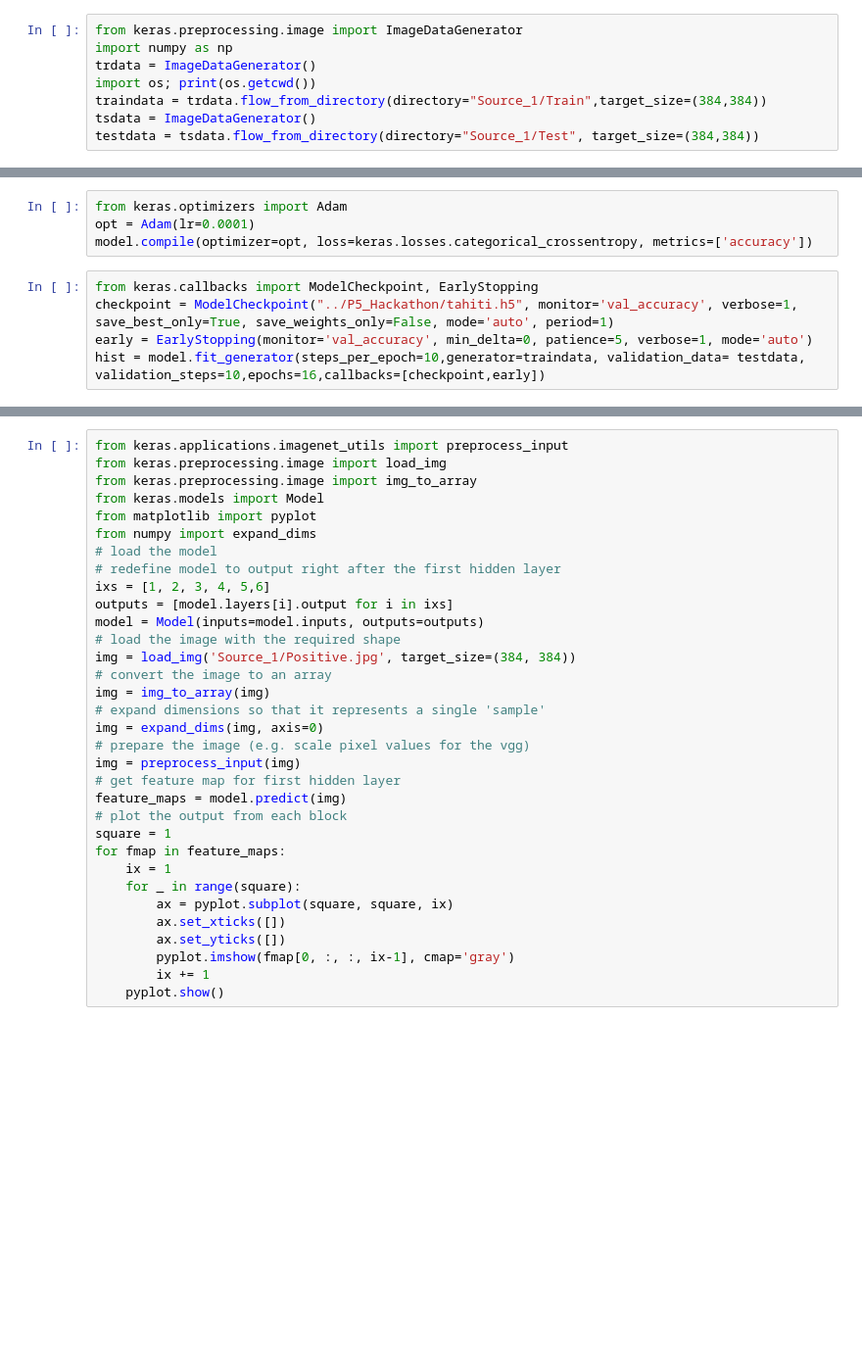
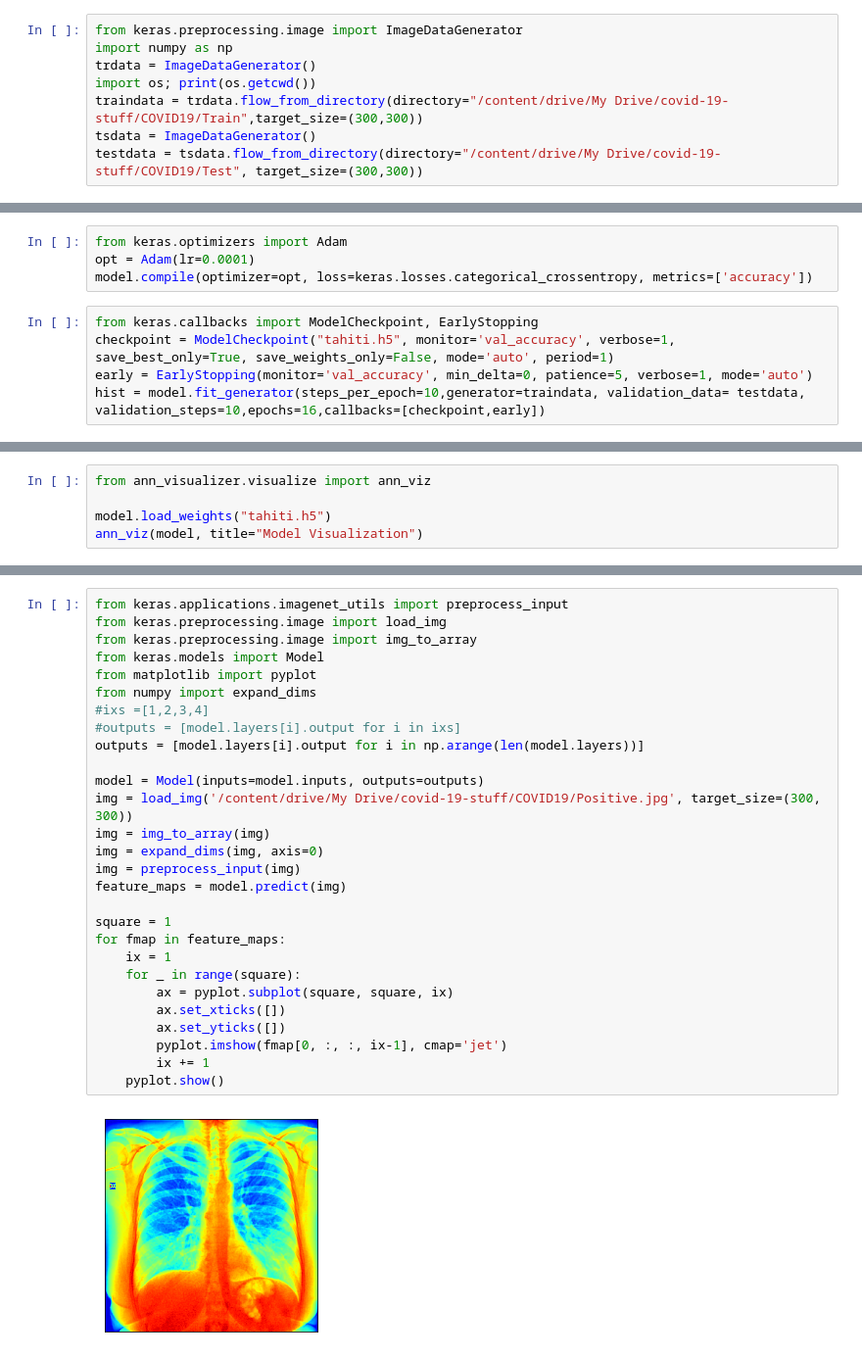
Before and after one commit to BurlaSaiTeja/Covid-19-Identification, a Jupyter notebook: Training/Covid_19_Identification_using_X_ray_CT_Scan_images_using_CNN_.ipynb, the cells around one changed output, grey strips where cells are left out. Shown at 98% size. Cells and saved outputs as stored; diff of their text form; blank space fills up the shorter version.

```diff
--- a/Training/Covid_19_Identification_using_X_ray_CT_Scan_images_using_CNN_.ipynb
+++ b/Training/Covid_19_Identification_using_X_ray_CT_Scan_images_using_CNN_.ipynb
@@ -20,7 +44,7 @@ from keras.preprocessing.image import ImageDataGenerator
 import numpy as np
 trdata = ImageDataGenerator()
 import os; print(os.getcwd())
-traindata = trdata.flow_from_directory(directory="Source_1/Train",target_size=(384,384))
+traindata = trdata.flow_from_directory(directory="/content/drive/My Drive/covid-19-stuff/COVID19/Train",target_size=(300,300))
 tsdata = ImageDataGenerator()
-testdata = tsdata.flow_from_directory(directory="Source_1/Test", target_size=(384,384))
+testdata = tsdata.flow_from_directory(directory="/content/drive/My Drive/covid-19-stuff/COVID19/Test", target_size=(300,300))
 # %% [output]
@@ -75,7 +100,7 @@ opt = Adam(lr=0.0001)
 model.compile(optimizer=opt, loss=keras.losses.categorical_crossentropy, metrics=['accuracy'])
 # %%
 from keras.callbacks import ModelCheckpoint, EarlyStopping
-checkpoint = ModelCheckpoint("../P5_Hackathon/tahiti.h5", monitor='val_accuracy', verbose=1, save_best_only=True, save_weights_only=False, mode='auto', period=1)
+checkpoint = ModelCheckpoint("tahiti.h5", monitor='val_accuracy', verbose=1, save_best_only=True, save_weights_only=False, mode='auto', period=1)
 early = EarlyStopping(monitor='val_accuracy', min_delta=0, patience=5, verbose=1, mode='auto')
 hist = model.fit_generator(steps_per_epoch=10,generator=traindata, validation_data= testdata, validation_steps=10,epochs=16,callbacks=[checkpoint,early])
 # %% [output]
@@ -93,3 +126,8 @@ model.save("../P5_Hackathon/tahiti.h5")
+# %%
+from ann_visualizer.visualize import ann_viz
+
+model.load_weights("tahiti.h5")
+ann_viz(model, title="Model Visualization")
 # %%
 plt.plot(hist.history['loss'])
 plt.plot(hist.history['val_loss'])
@@ -122,33 +169,30 @@ else:
 # %%
 from keras.applications.imagenet_utils import preprocess_input
 from keras.preprocessing.image import load_img
 from keras.preprocessing.image import img_to_array
 from keras.models import Model
 from matplotlib import pyplot
 from numpy import expand_dims
-# load the model
-# redefine model to output right after the first hidden layer
-ixs = [1, 2, 3, 4, 5,6]
-outputs = [model.layers[i].output for i in ixs]
+#ixs =[1,2,3,4]
+#outputs = [model.layers[i].output for i in ixs]
+outputs = [model.layers[i].output for i in np.arange(len(model.layers))]
+
 model = Model(inputs=model.inputs, outputs=outputs)
-# load the image with the required shape
-img = load_img('Source_1/Positive.jpg', target_size=(384, 384))
-# convert the image to an array
+img = load_img('/content/drive/My Drive/covid-19-stuff/COVID19/Positive.jpg', target_size=(300, 300))
 img = img_to_array(img)
-# expand dimensions so that it represents a single 'sample'
 img = expand_dims(img, axis=0)
-# prepare the image (e.g. scale pixel values for the vgg)
 img = preprocess_input(img)
-# get feature map for first hidden layer
 feature_maps = model.predict(img)
-# plot the output from each block
+
 square = 1
 for fmap in feature_maps:
     ix = 1
     for _ in range(square):
         ax = pyplot.subplot(square, square, ix)
         ax.set_xticks([])
         ax.set_yticks([])
-        pyplot.imshow(fmap[0, :, :, ix-1], cmap='gray')
+        pyplot.imshow(fmap[0, :, :, ix-1], cmap='jet')
         ix += 1
     pyplot.show()
+# %% [output]
+[figure, added]
```
Also changed, not shown: parts of 18 cells of this notebook.
